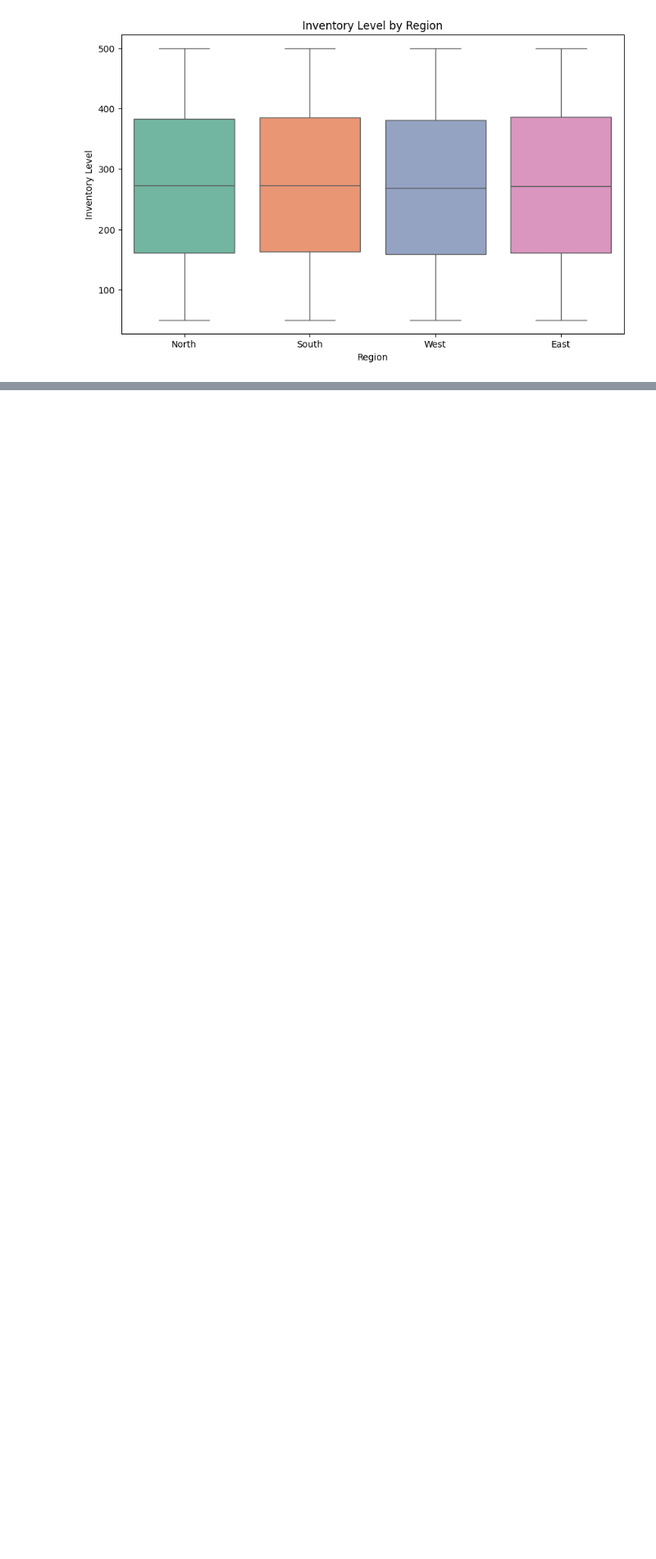
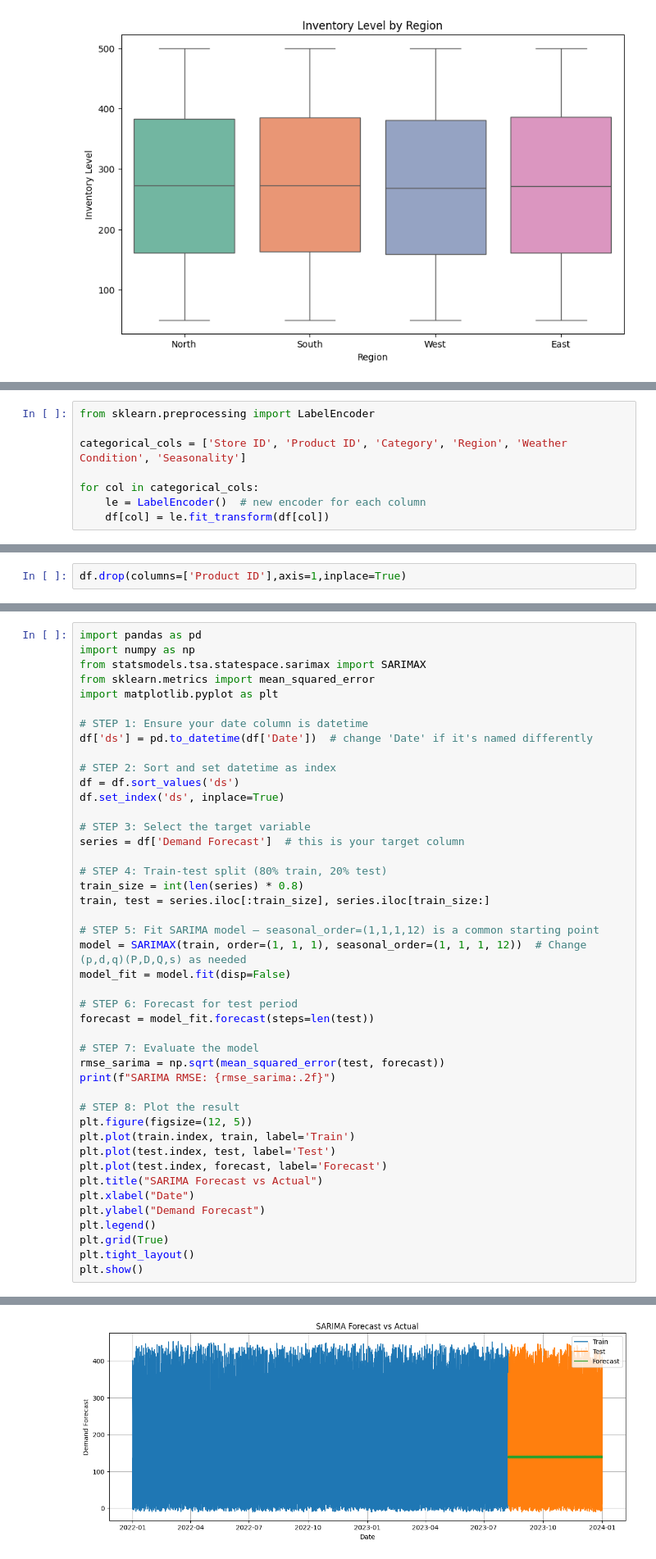
Before and after one commit to psmakol1/retail_store_inventory_forecast, a Jupyter notebook: capstone.ipynb, the cells around one changed output, grey strips where cells are left out. Shown at 82% size. Saved outputs shown, nothing was run; the diff lists cells and outputs as text; blank space fills up the shorter version.

Commit message:
Add files via upload
Made changes. Added Prophet and SARIMA Model

```diff
--- a/capstone.ipynb
+++ b/capstone.ipynb
@@ -188,0 +210,8 @@ plt.show()
+# %%
+from sklearn.preprocessing import LabelEncoder
+
+categorical_cols = ['Store ID', 'Product ID', 'Category', 'Region', 'Weather Condition', 'Seasonality']
+
+for col in categorical_cols:
+    le = LabelEncoder()  # new encoder for each column
+    df[col] = le.fit_transform(df[col])
@@ -188,0 +274,2 @@ plt.show()
+# %%
+df.drop(columns=['Product ID'],axis=1,inplace=True)
@@ -188,0 +388,45 @@ plt.show()
+# %%
+import pandas as pd
+import numpy as np
+from statsmodels.tsa.statespace.sarimax import SARIMAX
+from sklearn.metrics import mean_squared_error
+import matplotlib.pyplot as plt
+
+# STEP 1: Ensure your date column is datetime
+df['ds'] = pd.to_datetime(df['Date'])  # change 'Date' if it's named differently
+
+# STEP 2: Sort and set datetime as index
+df = df.sort_values('ds')
+df.set_index('ds', inplace=True)
+
+# STEP 3: Select the target variable
+series = df['Demand Forecast']  # this is your target column
+
+# STEP 4: Train-test split (80% train, 20% test)
+train_size = int(len(series) * 0.8)
+train, test = series.iloc[:train_size], series.iloc[train_size:]
+
+# STEP 5: Fit SARIMA model — seasonal_order=(1,1,1,12) is a common starting point
+model = SARIMAX(train, order=(1, 1, 1), seasonal_order=(1, 1, 1, 12))  # Change (p,d,q)(P,D,Q,s) as needed
+model_fit = model.fit(disp=False)
+
+# STEP 6: Forecast for test period
+forecast = model_fit.forecast(steps=len(test))
+
+# STEP 7: Evaluate the model
+rmse_sarima = np.sqrt(mean_squared_error(test, forecast))
+print(f"SARIMA RMSE: {rmse_sarima:.2f}")
+
+# STEP 8: Plot the result
+plt.figure(figsize=(12, 5))
+plt.plot(train.index, train, label='Train')
+plt.plot(test.index, test, label='Test')
+plt.plot(test.index, forecast, label='Forecast')
+plt.title("SARIMA Forecast vs Actual")
+plt.xlabel("Date")
+plt.ylabel("Demand Forecast")
+plt.legend()
+plt.grid(True)
+plt.tight_layout()
+plt.show()
+# %% [output]
@@ -188,0 +434 @@ plt.show()
+[figure, added]
```
Also changed, not shown: parts of 15 cells of this notebook.
